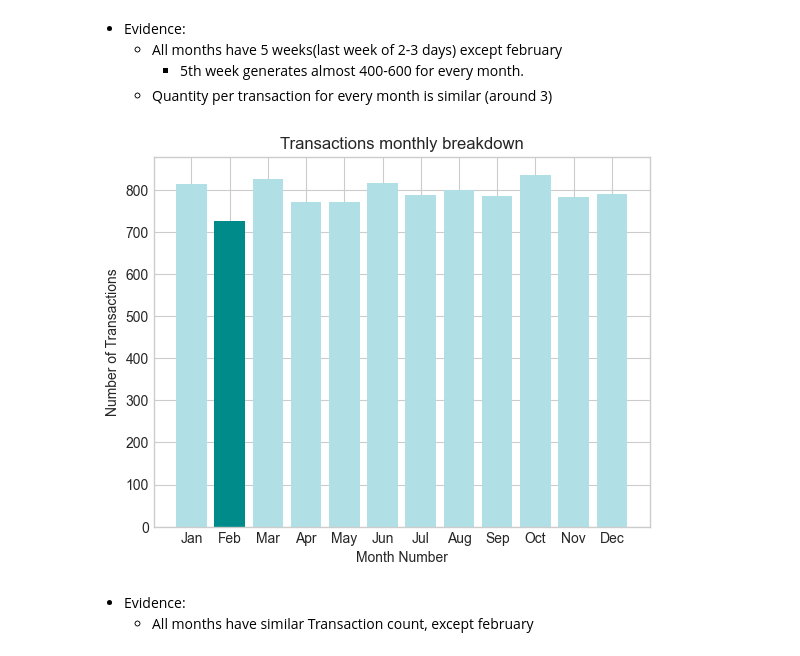
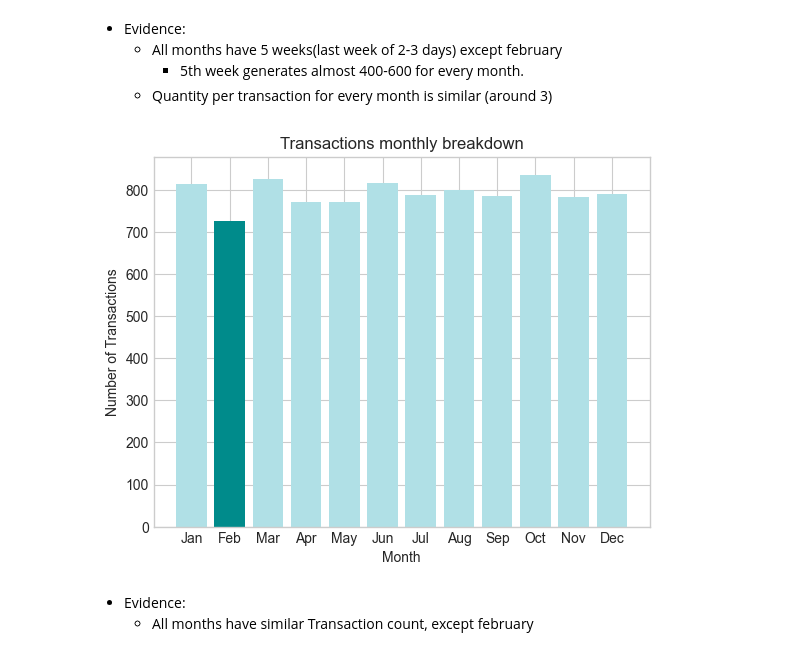
Before and after one commit to syLvester03/Cafe-Sales-EDA, a Jupyter notebook: Analysis.ipynb, the cells around one changed output. Saved outputs shown, nothing was run; the diff lists cells and outputs as text; code cells hidden in the pictures.

```diff
--- a/Analysis.ipynb
+++ b/Analysis.ipynb
@@ -2,7 +2,7 @@
 import pandas as pd
 import numpy as np
 import matplotlib.pyplot as plt
-df = pd.read_csv("Clean Cafe_sales_without_unusable.csv")
+df = pd.read_csv("Clean_Cafe_sales_without_unusable.csv")
 plt.style.use('seaborn-v0_8-whitegrid')
 # %% [markdown]
 ### What should the cafe prioritise to grow revenue in 2024
@@ -354,21 +354,21 @@ Name: Quantity, dtype: float64
 # %%
 colors = [
     'darkcyan' if bar == monthly_stats['total_transactions'].min() else 'powderblue'
     for bar in monthly_stats['total_transactions']
 ]
 plt.bar(
     monthly_stats.index,
     monthly_stats['total_transactions'],
     color=colors)
 plt.xticks(
     monthly_stats.index,
     ['Jan','Feb','Mar','Apr','May','Jun','Jul','Aug','Sep','Oct','Nov','Dec'])
-plt.xlabel('Month Number')
+plt.xlabel('Month')
 plt.ylabel('Number of Transactions')
 plt.title('Transactions monthly breakdown')
 plt.show()
 # %% [output]
-[figure, old version]
+[figure, new version]
 # %% [markdown]
 - Evidence:
     - All months have similar Transaction count, except february
```
Also changed, not shown: parts of 2 cells of this notebook.
